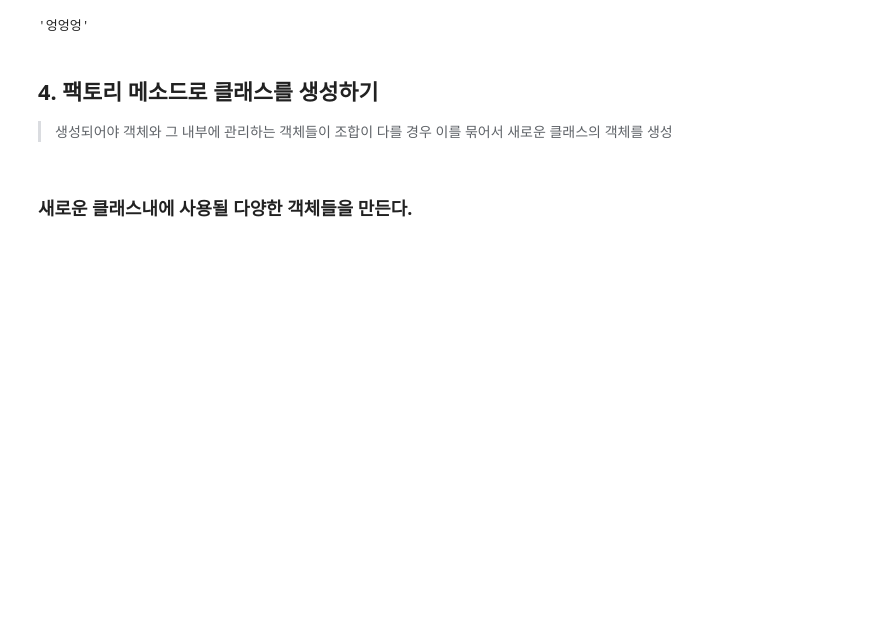
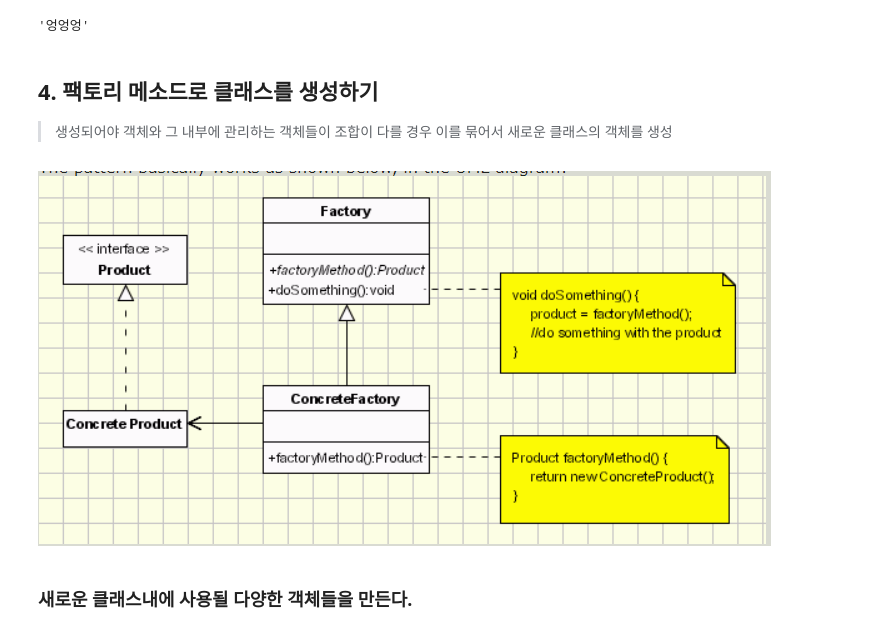
Before and after one commit to zerosum99/python_designpattern, a Jupyter notebook: 팩토리 패턴 이해하기.ipynb, the cells around one changed output. Drawn from its saved outputs; the diff is of its cells as text; code cells hidden in the pictures; blank space fills up the shorter version.

```diff
--- a/팩토리 패턴 이해하기.ipynb
+++ b/팩토리 패턴 이해하기.ipynb
@@ -136,6 +136,11 @@ p.say()
 ## 4. 팩토리  메소드로 클래스를 생성하기
 
 > 생성되어야 객체와 그 내부에 관리하는 객체들이 조합이 다를 경우 이를 묶어서 새로운 클래스의 객체를 생성
+# %%
+from IPython.display import Image
+Image(filename='팩토리메소드이미지.png')
+# %% [output]
+[figure, added]
 # %%
 import abc
 # %% [markdown]
```
Also changed, not shown: parts of 14 cells of this notebook, 1 other file.
